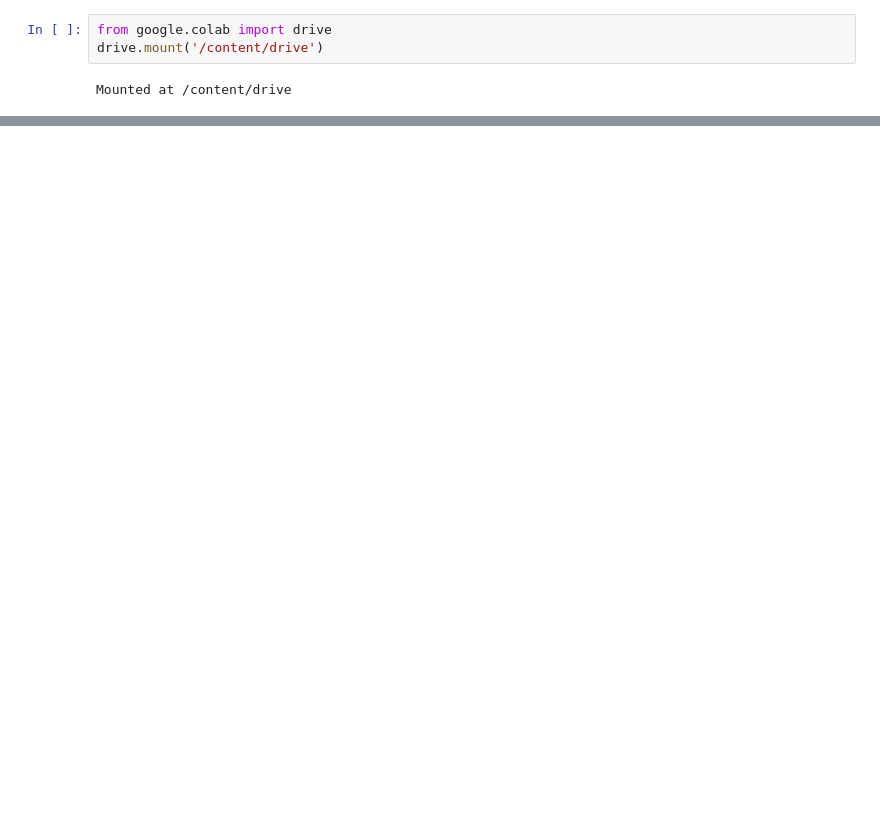
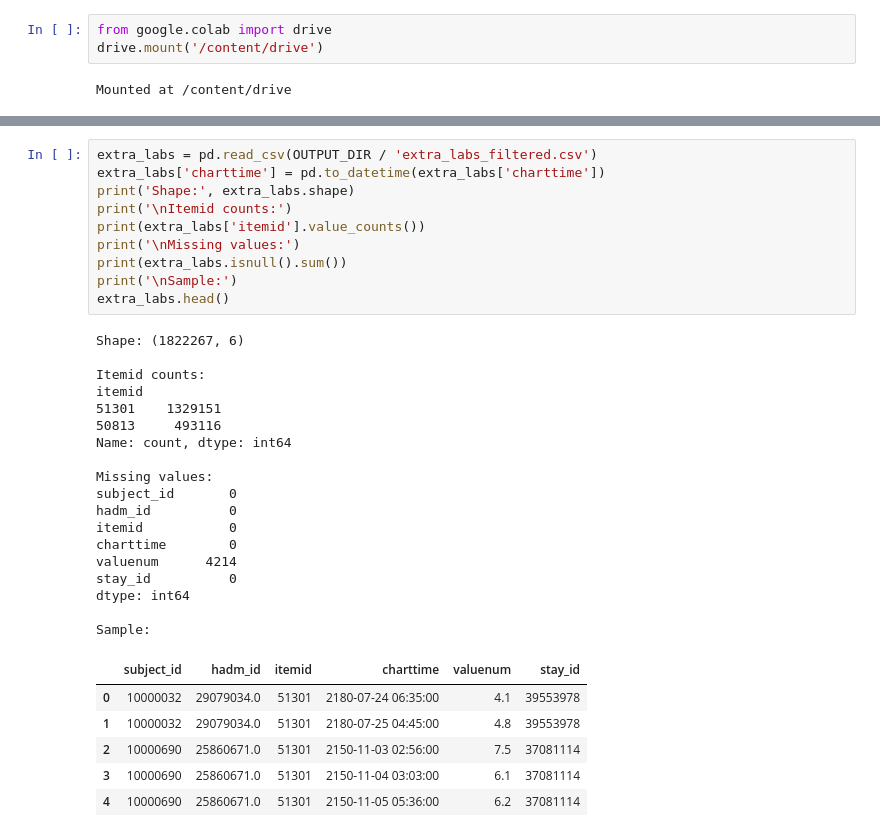
Before and after one commit to hamdikhasawneh/AI-sepsis, a Jupyter notebook: notebooks/02_feature_engineering.ipynb, the cells around one changed output, grey strips where cells are left out. Cells and saved outputs as stored; diff of their text form; blank space fills up the shorter version.

```diff
--- a/notebooks/02_feature_engineering.ipynb
+++ b/notebooks/02_feature_engineering.ipynb
@@ -26,0 +124,35 @@ FileNotFoundError: [Errno 2] No such file or directory: '/content/drive/MyDrive/
+# %%
+extra_labs = pd.read_csv(OUTPUT_DIR / 'extra_labs_filtered.csv')
+extra_labs['charttime'] = pd.to_datetime(extra_labs['charttime'])
+print('Shape:', extra_labs.shape)
+print('\nItemid counts:')
+print(extra_labs['itemid'].value_counts())
+print('\nMissing values:')
+print(extra_labs.isnull().sum())
+print('\nSample:')
+extra_labs.head()
+# %% [output]
+Shape: (1822267, 6)
+
+Itemid counts:
+itemid
+51301    1329151
+50813     493116
+Name: count, dtype: int64
+
+Missing values:
+subject_id       0
+hadm_id          0
+itemid           0
+charttime        0
+valuenum      4214
+stay_id          0
+dtype: int64
+
+Sample:
+|  | subject_id | hadm_id | itemid | charttime | valuenum | stay_id |
+| 0 | 10000032 | 29079034.0 | 51301 | 2180-07-24 06:35:00 | 4.1 | 39553978 |
+| 1 | 10000032 | 29079034.0 | 51301 | 2180-07-25 04:45:00 | 4.8 | 39553978 |
+| 2 | 10000690 | 25860671.0 | 51301 | 2150-11-03 02:56:00 | 7.5 | 37081114 |
+| 3 | 10000690 | 25860671.0 | 51301 | 2150-11-04 03:03:00 | 6.1 | 37081114 |
+| 4 | 10000690 | 25860671.0 | 51301 | 2150-11-05 05:36:00 | 6.2 | 37081114 |
```
Also changed, not shown: parts of 26 cells of this notebook.
